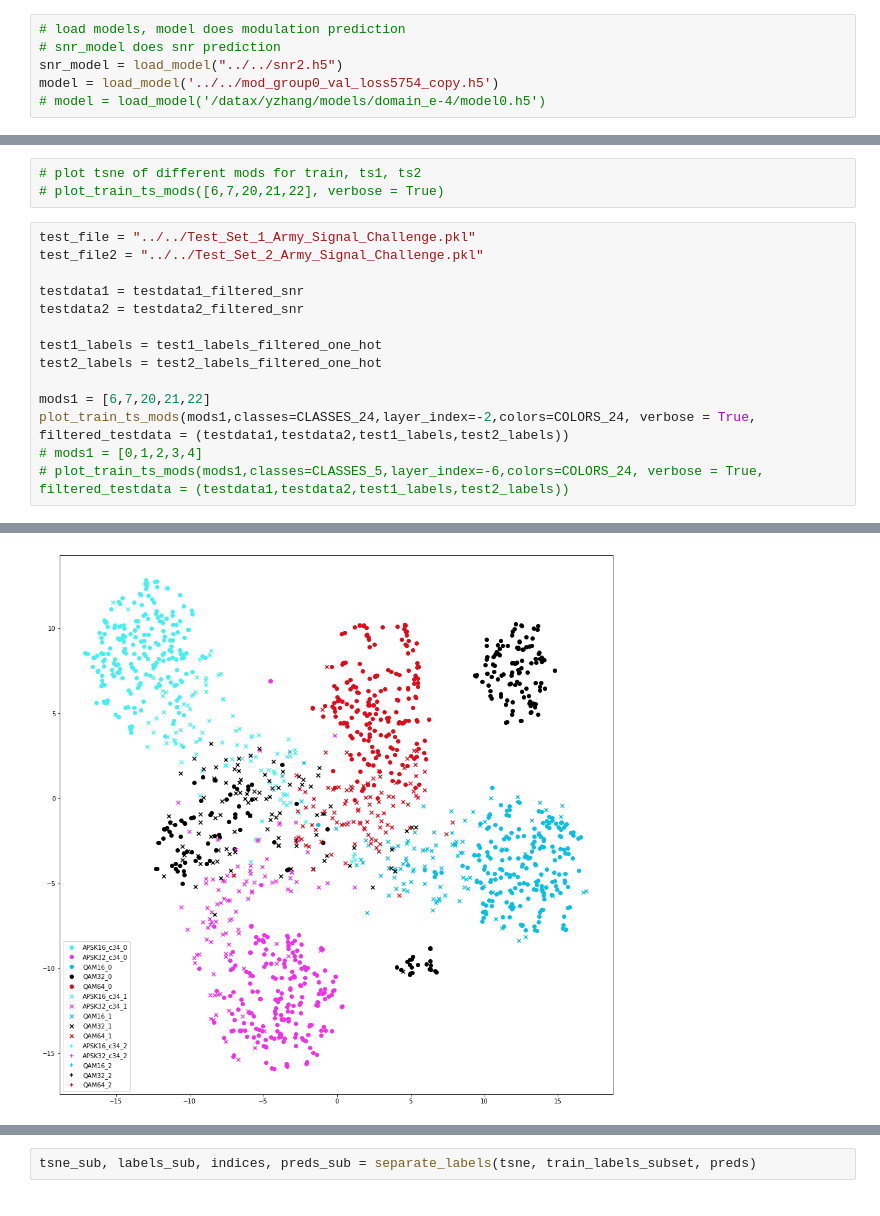
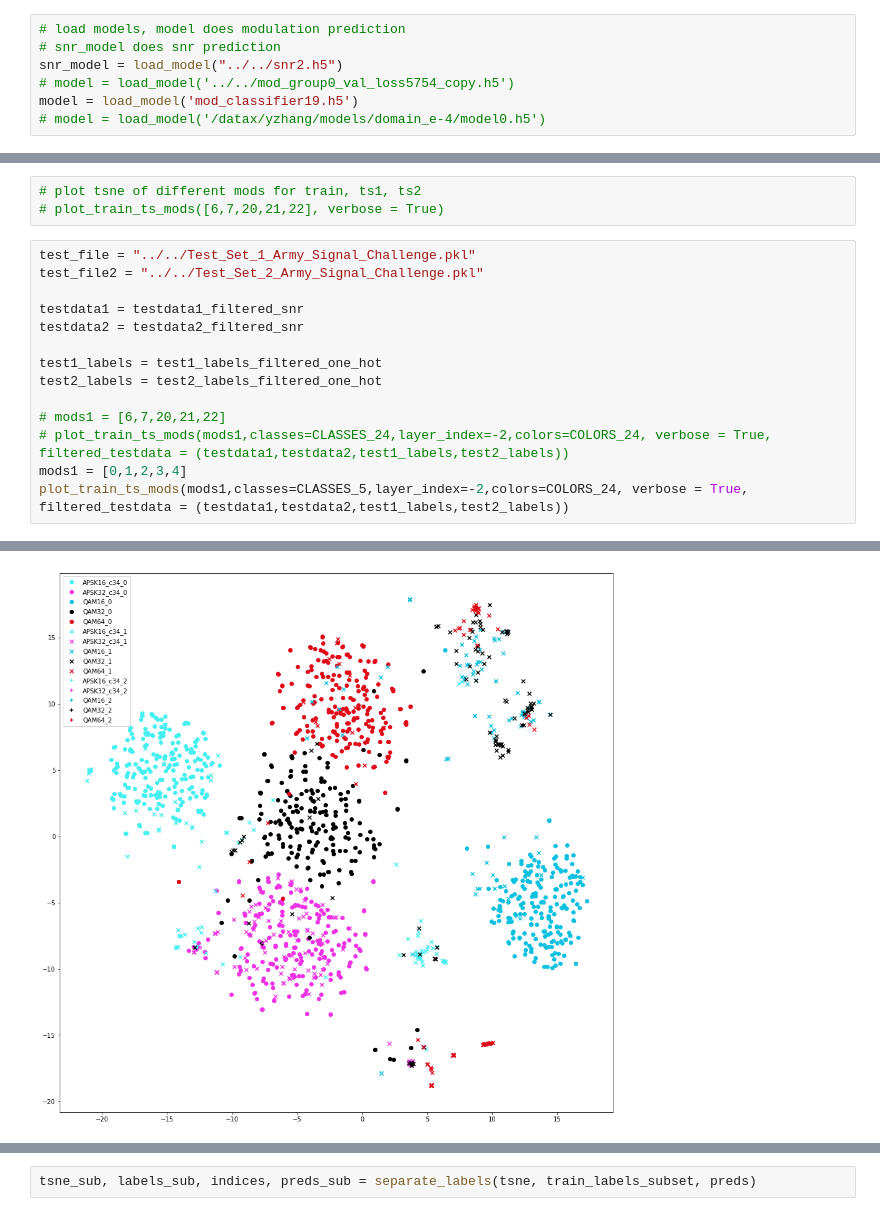
Before and after one commit to yunfanz/army_challenge, a Jupyter notebook: Code/tsne.ipynb, the cells around one changed output, grey strips where cells are left out. Saved outputs shown, nothing was run; the diff lists cells and outputs as text.

```diff
--- a/Code/tsne.ipynb
+++ b/Code/tsne.ipynb
@@ -315,5 +311,6 @@ def plot_train_ts_mods(mod_indices,classes,colors,layer_index=-2,verbose=False,f
 # load models, model does modulation prediction
 # snr_model does snr prediction
 snr_model = load_model("../../snr2.h5")
-model = load_model('../../mod_group0_val_loss5754_copy.h5')
+# model = load_model('../../mod_group0_val_loss5754_copy.h5')
+model = load_model('mod_classifier19.h5')
 # model = load_model('/datax/yzhang/models/domain_e-4/model0.h5')
@@ -437,35 +410,35 @@ tsne_plus_plot(model, train_data3, train_labels3, colors = COLORS_24)
 # %%
 test_file = "../../Test_Set_1_Army_Signal_Challenge.pkl"
 test_file2 = "../../Test_Set_2_Army_Signal_Challenge.pkl"
 
 testdata1 = testdata1_filtered_snr
 testdata2 = testdata2_filtered_snr
 
 test1_labels = test1_labels_filtered_one_hot
 test2_labels = test2_labels_filtered_one_hot
 
-mods1 = [6,7,20,21,22]
-plot_train_ts_mods(mods1,classes=CLASSES_24,layer_index=-2,colors=COLORS_24, verbose = True, filtered_testdata = (testdata1,testdata2,test1_labels,test2_labels))
-# mods1 = [0,1,2,3,4]
-# plot_train_ts_mods(mods1,classes=CLASSES_5,layer_index=-6,colors=COLORS_24, verbose = True, filtered_testdata = (testdata1,testdata2,test1_labels,test2_labels))
+# mods1 = [6,7,20,21,22]
+# plot_train_ts_mods(mods1,classes=CLASSES_24,layer_index=-2,colors=COLORS_24, verbose = True, filtered_testdata = (testdata1,testdata2,test1_labels,test2_labels))
+mods1 = [0,1,2,3,4]
+plot_train_ts_mods(mods1,classes=CLASSES_5,layer_index=-2,colors=COLORS_24, verbose = True, filtered_testdata = (testdata1,testdata2,test1_labels,test2_labels))
 # %% [output]
 [Data Loader] - Loading Data...
 [Data Loader] - Counting Number of Examples in Dataset...
 [Data Loader] - Number of Examples in Dataset: 1000
 [Data Loader] - [Modulation Dataset] Adding Collects for: APSK16_c34
 [Data Loader] - [Modulation Dataset] Adding Collects for: APSK32_c34
 [Data Loader] - [Modulation Dataset] Adding Collects for: QAM16
 [Data Loader] - [Modulation Dataset] Adding Collects for: QAM32
 [Data Loader] - [Modulation Dataset] Adding Collects for: QAM64
 [Data Loader] - Converting to numpy arrays...
 [Data Loader] - Shuffling Data...
 [Data Loader] - Splitting Data...
 [Data Loader] - Train Size: 1000 Validation Size: 0 Test Size: 0
 [Data Loader] - Done.
 
 TSNE
 5120
 Plotting
-[figure, old version]
+[figure, new version]
 # %%
 plot_train_ts_mods([0,3],classes=CLASSES_24,colors=COLORS_24, verbose = True, filtered_testdata = (testdata1,testdata2,test1_labels,test2_labels), num_points=400, num_test_points=200)
```
Also changed, not shown: parts of 18 cells of this notebook, 2 other files.
